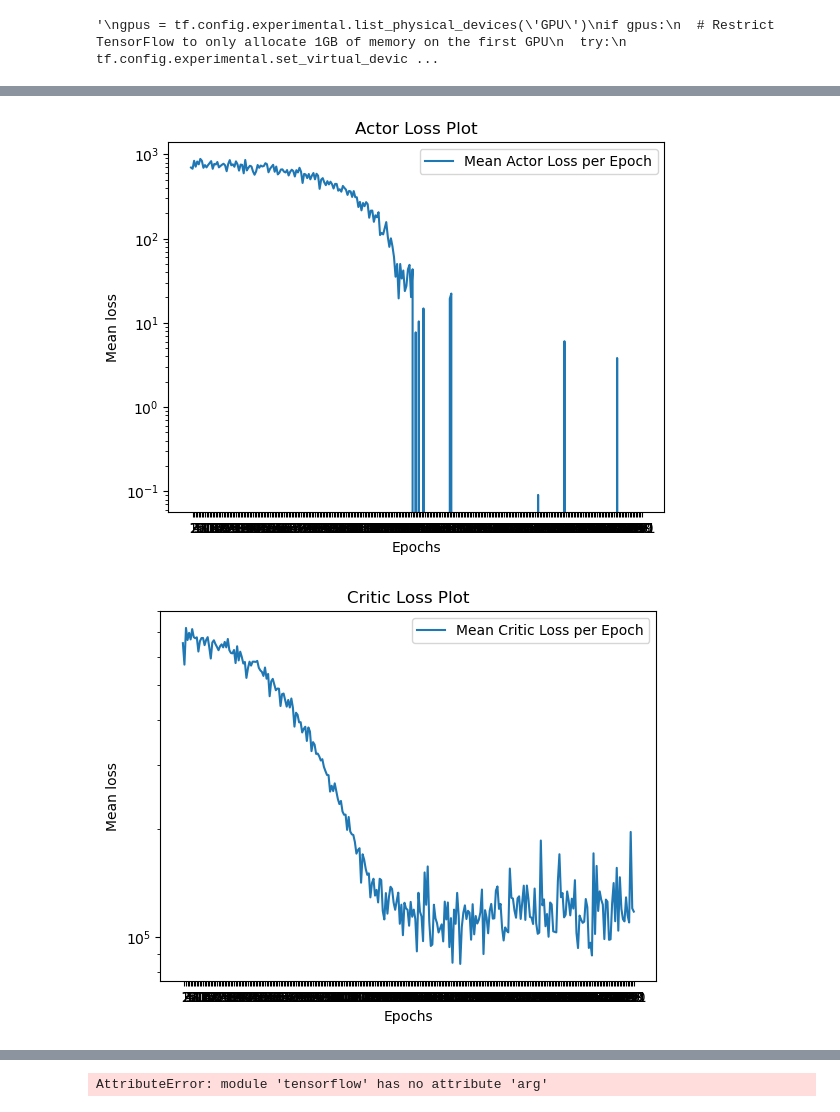
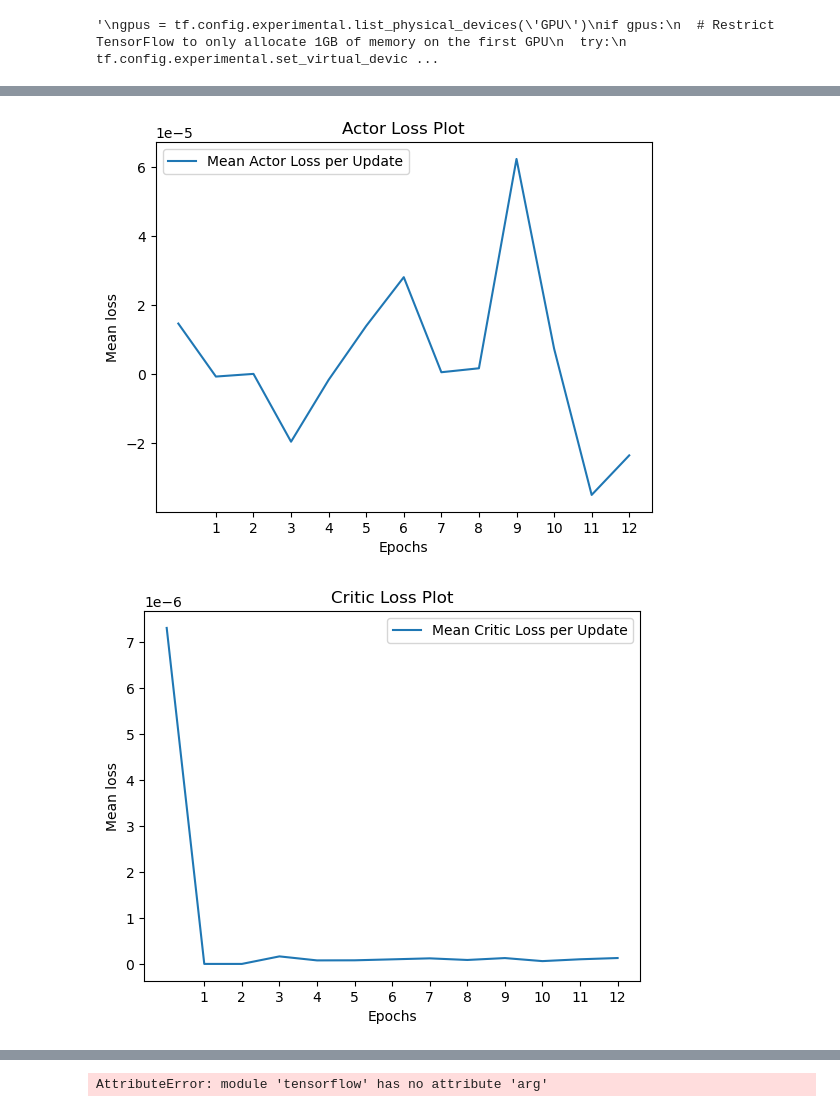
Before and after one commit to ancaah/lifesteps-ppo, a Jupyter notebook: multienv.ipynb, the cells around one changed output, grey strips where cells are left out. Cells and saved outputs as stored; diff of their text form; code cells hidden in the pictures.

```diff
--- a/multienv.ipynb
+++ b/multienv.ipynb
@@ -158,21 +158,25 @@ def training_results(rewards, actions, normalize=False):
     # Displaying the plots
     plt.show()
 # %%
-def plot_losses(actor_loss, critic_loss):
+def plot_losses(actor_loss, critic_loss, logscale = False, reduce_n=None):
+
+    if reduce_n is not None:
+        actor_loss = np.array(actor_loss).reshape(-1, reduce_n).mean(axis=1)
+        critic_loss = np.array(critic_loss).reshape(-1, reduce_n).mean(axis=1)
 
     plt.figure(1)
-    plt.plot(actor_loss, label='Mean Actor Loss per Epoch')
+    plt.plot(actor_loss, label='Mean Actor Loss per Update')
     plt.xlabel('Epochs')
     plt.xticks(np.arange(1,len(actor_loss),1))
     plt.ylabel('Mean loss')
-    plt.yscale('log')
+    if logscale: plt.yscale('log')
     plt.title('Actor Loss Plot')
     plt.legend()
 
     plt.figure(2)
-    plt.plot(critic_loss, label='Mean Critic Loss per Epoch')
+    plt.plot(critic_loss, label='Mean Critic Loss per Update')
     plt.xlabel('Epochs')
-    plt.yscale('log')
+    if logscale: plt.yscale('log')
     plt.xticks(np.arange(1,len(critic_loss),1))
     plt.ylabel('Mean loss')
     plt.title('Critic Loss Plot')
@@ -383,4 +387,4 @@ ppo_agent = agent.PPO_Agent(input_shape, n_outputs, gamma, lmbda, epsilon, lr)
 # %%
 #from agent import play_n_timesteps
-ppo_agent.play_n_timesteps(vec_env, m, num_steps, batch_timesteps, minibatch_size, epochs)
+mean_losses_actor, mean_losses_critic = ppo_agent.play_n_timesteps(vec_env, m, num_steps, batch_timesteps, minibatch_size, epochs)
 # %% [output]
@@ -393,8 +417,8 @@ ppo_agent.play_n_timesteps(vec_env, m, num_steps, batch_timesteps, minibatch_siz
 # %%
-plot_losses(mean_losses_actor, mean_losses_critic)
+plot_losses(mean_losses_actor, mean_losses_critic, logscale = False, reduce_n=6)
 # %% [output]
-[figure, old version]
+[figure, new version]
-[figure, old version]
+[figure, new version]
 # %%
 #calc_returns(5-1, 0, [0,1,1,0,3], 1, [0,0,1,0,0], np.zeros(shape=(5)))
 # %%
```
Also changed, not shown: parts of 6 cells of this notebook, 1 other file.
